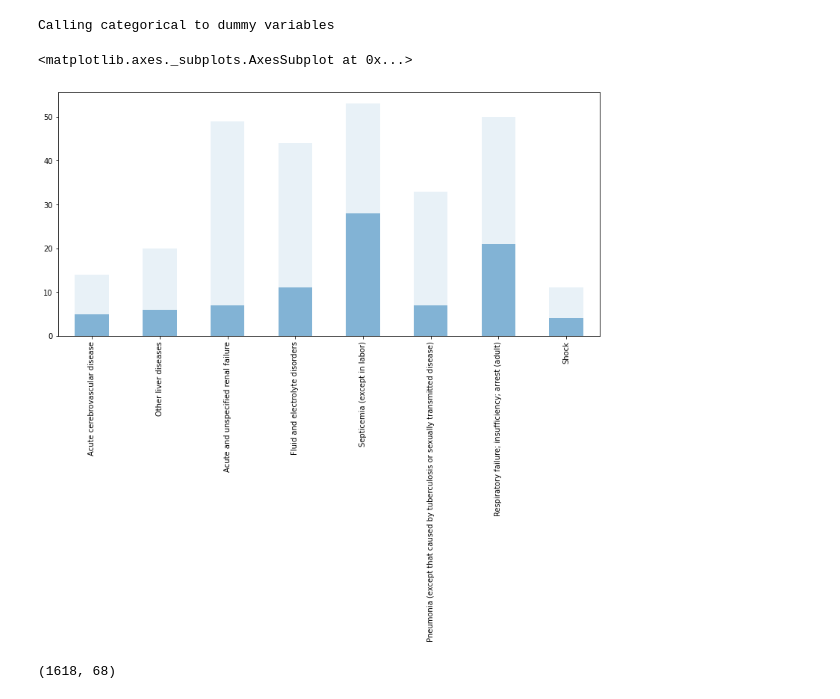
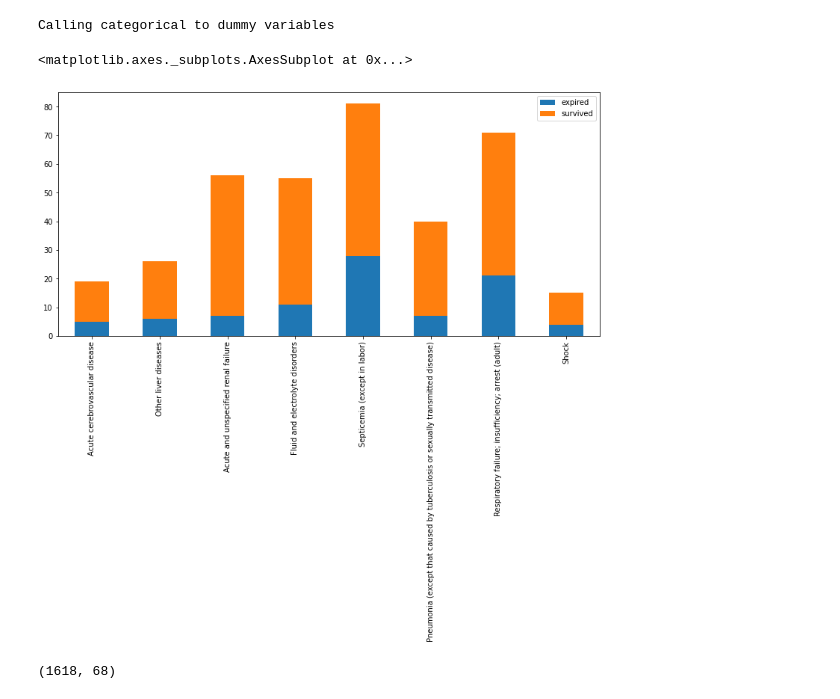
Before and after one commit to RJBeetel3/icu-data-exploration, a Jupyter notebook: icu_mortality_prediction/icu_mortality_prediction/notebooks/PATIENT_DEMOGRAPHICS_FIRST24_MASTER.ipynb, the cells around one changed output. Drawn from its saved outputs; the diff is of its cells as text; code cells hidden in the pictures.

Commit message:
cleans up patient demographics notebook

```diff
--- a/icu_mortality_prediction/icu_mortality_prediction/notebooks/PATIENT_DEMOGRAPHICS_FIRST24_MASTER.ipynb
+++ b/icu_mortality_prediction/icu_mortality_prediction/notebooks/PATIENT_DEMOGRAPHICS_FIRST24_MASTER.ipynb
@@ -204,30 +204,41 @@ ptnt_demog_features_one_hot_df = ptnt_demog_features_one_hot_df.merge(diagnoses2
 # %%
 
 
 diags = [
  'hospital_expire_flag',
  'Acute cerebrovascular disease',
  'Other liver diseases',
  'Acute and unspecified renal failure',
  'Fluid and electrolyte disorders',
  'Septicemia (except in labor)',
  'Pneumonia (except that caused by tuberculosis or sexually transmitted disease)',
  'Respiratory failure; insufficiency; arrest (adult)',
  'Shock'
  ]
 
 
-plt.subplots(figsize=(13,6))
-diags_df = ptnt_demog_features_one_hot_df[diags]
-#diags_df.head()
+expired_diag_series = diags_df[diags_df.columns[1:]][diags_df['hospital_expire_flag']==1].sum()
+expired_diag_series.name = 'expired'
 
-diags_df[diags_df.columns[1:]][diags_df['hospital_expire_flag']==1].sum().plot.bar(
-        alpha=0.5,label= 'Non_Survival')
-diags_df[diags_df.columns[1:]][diags_df['hospital_expire_flag']==0].sum().plot.bar(
-        alpha=0.1,label= 'Survival')
+survived_diag_series = diags_df[diags_df.columns[1:]][diags_df['hospital_expire_flag']==0].sum()
+survived_diag_series.name = 'survived'
+
+diagnoses_by_survival_pd = pd.concat(
+    [
+        expired_diag_series,
+        survived_diag_series
+    ],
+    axis=1
+)
+
+diagnoses_by_survival_pd.plot.bar(
+        label= 'Survival',
+        stacked=True,
+        figsize=(13,6)
+)
 # %% [output]
 <matplotlib.axes._subplots.AxesSubplot at 0x...>
-[figure, old version]
+[figure, new version]
 # %%
 ptnt_demog_features_one_hot_df.shape
 # %% [output]
```
Also changed, not shown: parts of 31 cells of this notebook.
